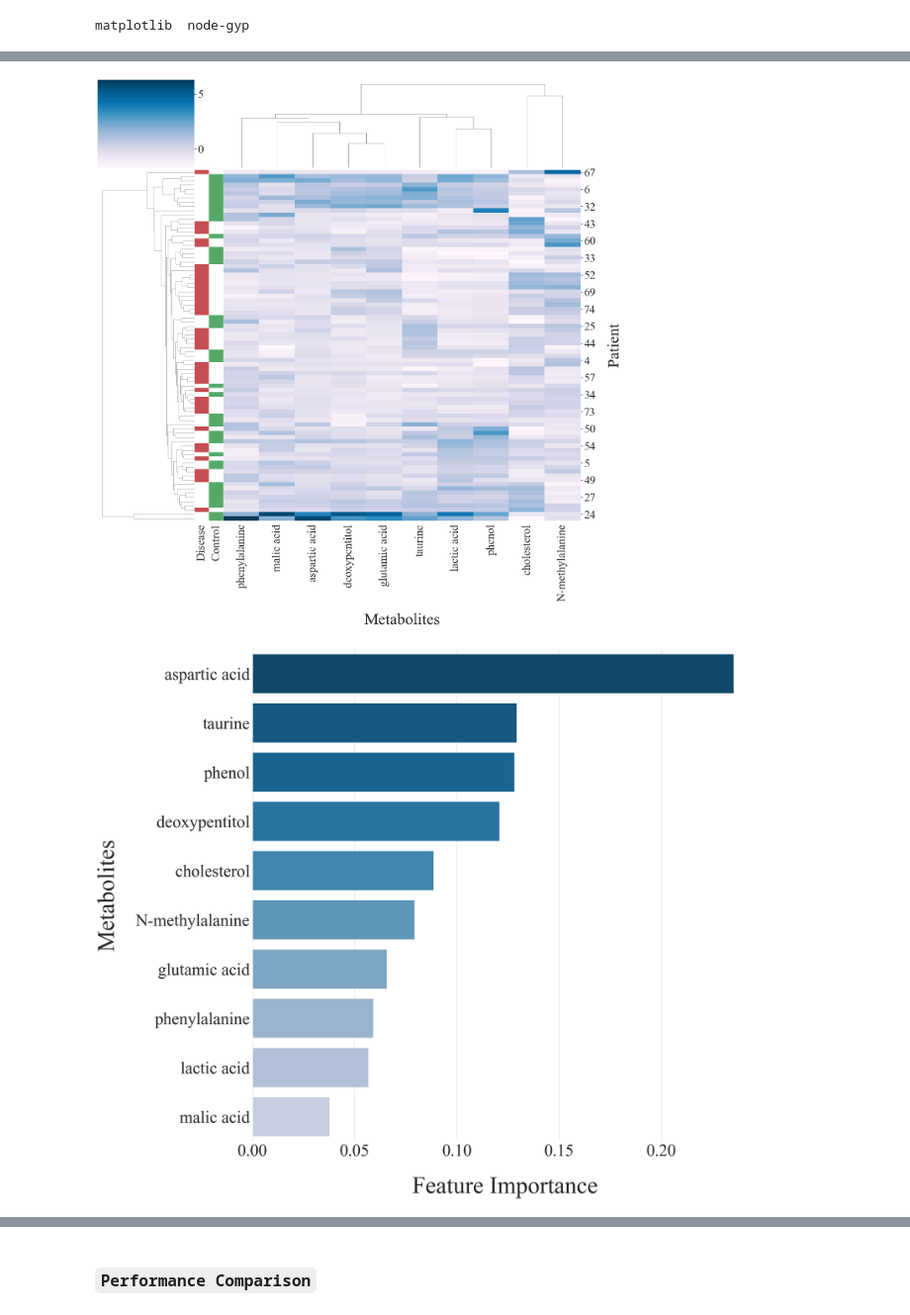
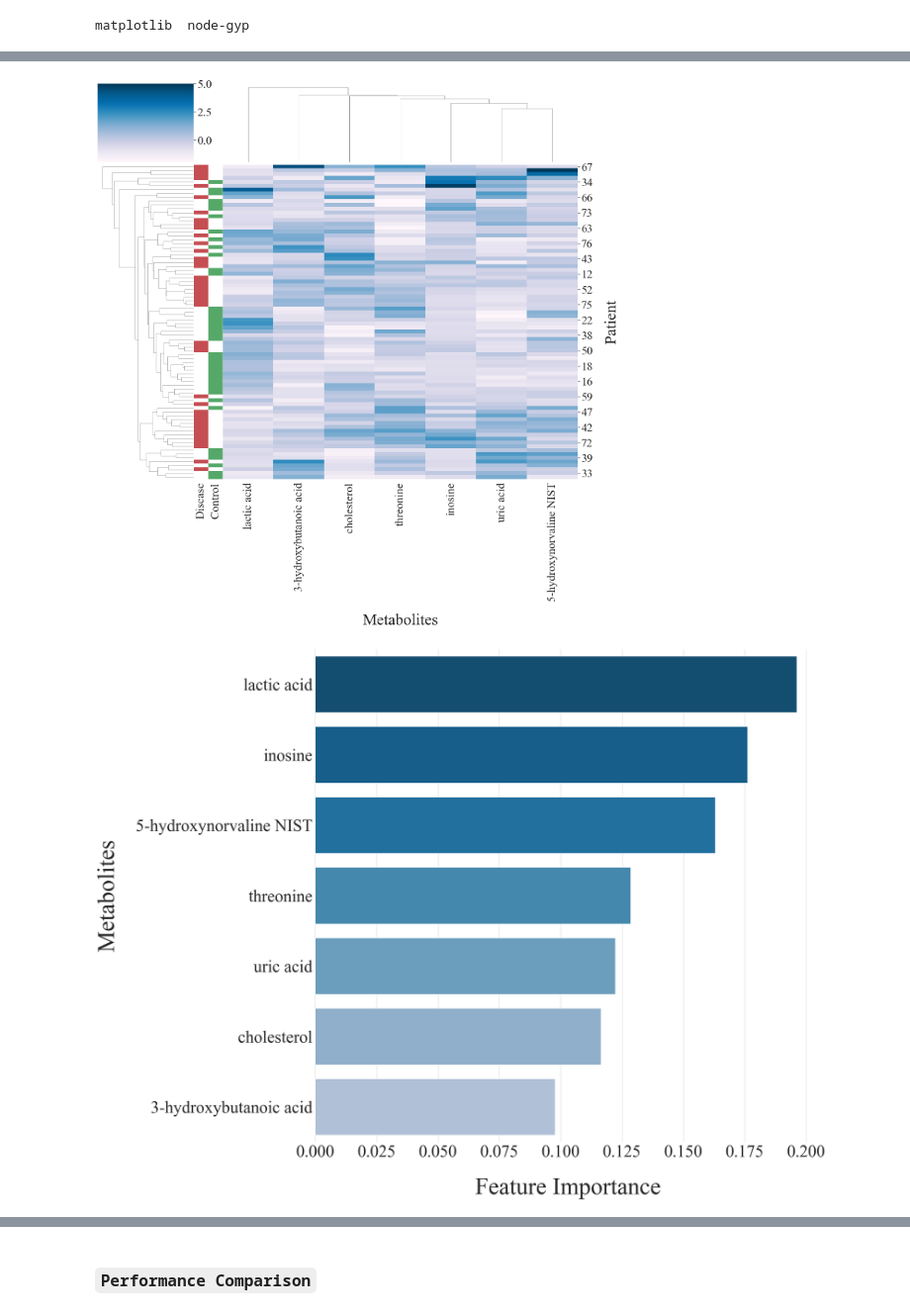
Before and after one commit to utshabkg/lung_cancer_biomarker, a Jupyter notebook: visualizations/visualizations.ipynb, the cells around one changed output, grey strips where cells are left out. Shown at 99% size. Cells and saved outputs as stored; diff of their text form; code cells hidden in the pictures.

Commit message:
(visualization) new approach + rfecv

```diff
--- a/visualizations/visualizations.ipynb
+++ b/visualizations/visualizations.ipynb
@@ -117,9 +115,9 @@ def feature_importance_plot(X, y, label_fontsize, label_padding, ticks_fontsize,
 # %%
-plasma = pd.read_csv('plasma(Specific Metabolics)_final.csv').drop('Unnamed: 0', axis=1)
+plasma = pd.read_csv('plasma(Specific Metabolics)_rfecv19.csv')
 
 X = plasma.iloc[:, :-1]
 label = plasma["Class"]
 y = label.map({"control": 1, "disease": 0})
 
-clustermap(X, label, 21, 15, 15, 'cm_plasma_a1.jpg', 'PuBu')
+clustermap(X, label, 21, 15, 15, 'cm_plasma.jpg', 'PuBu')
 # %% [output]
@@ -131,11 +129,11 @@ feature_importance_plot(X, y, 21, 15, 15, 'fip_plasma_a1.jpg', 'PuBu')
 # %%
-serum = pd.read_csv('serum(Specific Metabolics)_final.csv').drop('Unnamed: 0', axis=1)
+serum = pd.read_csv('serum(Specific Metabolics)_rfecv7.csv')
 X = serum.iloc[:, :-1]
 
-clustermap(X, label, 21, 15, 15, 'cm_serum_a1.jpg', 'PuBu')
+clustermap(X, label, 21, 15, 15, 'cm_serum.jpg', 'PuBu')
 # %% [output]
-[figure, old version]
+[figure, new version]
 # %%
-feature_importance_plot(X, y, 21, 15, 15, 'fip_serum_a1.jpg', 'PuBu')
+feature_importance_plot(X, y, 21, 15, 15, 'fip_serum.jpg', 'PuBu')
 # %% [output]
-[figure, old version]
+[figure, new version]
```
Also changed, not shown: parts of 12 cells of this notebook, 23 other files.
